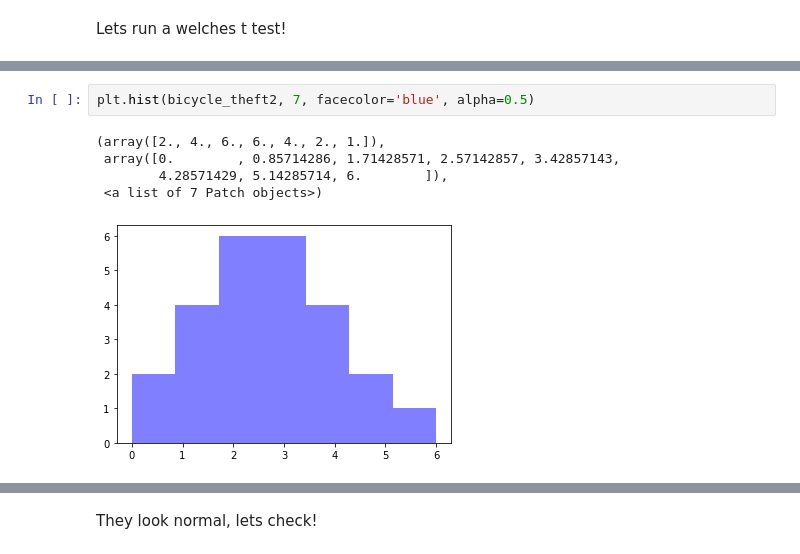
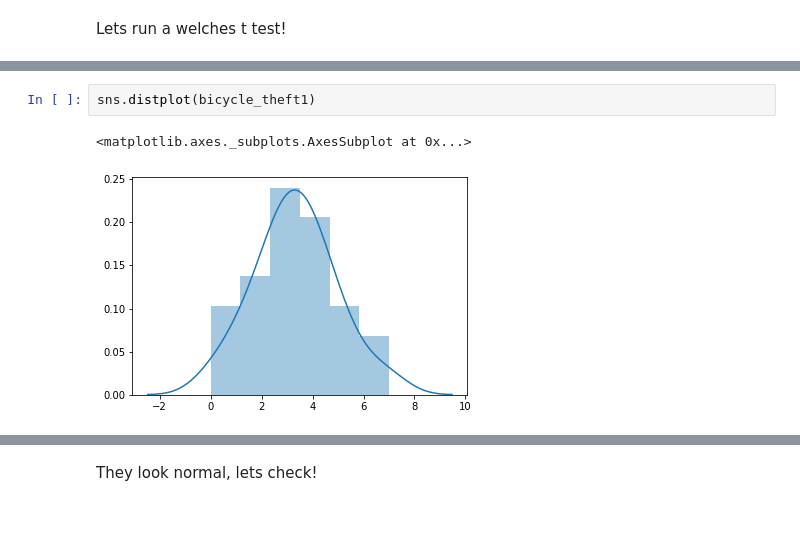
Before and after one commit to thomasribaroff/Mod3Project, a Jupyter notebook: Master Notebook.ipynb, the cells around one changed output, grey strips where cells are left out. Drawn from its saved outputs; the diff is of its cells as text; blank space fills up the shorter version.

```diff
--- a/Master Notebook.ipynb
+++ b/Master Notebook.ipynb
@@ -351,8 +288,5 @@ plt.hist(bicycle_theft1, 7, facecolor='blue', alpha=0.5)
-# %%
-plt.hist(bicycle_theft2, 7, facecolor='blue', alpha=0.5)
-# %% [output]
-(array([2., 4., 6., 6., 4., 2., 1.]),
- array([0.        , 0.85714286, 1.71428571, 2.57142857, 3.42857143,
-        4.28571429, 5.14285714, 6.        ]),
- <a list of 7 Patch objects>)
-[figure, removed]
+# %%
+sns.distplot(bicycle_theft1)
+# %% [output]
+<matplotlib.axes._subplots.AxesSubplot at 0x...>
+[figure, added]
```
Also changed, not shown: parts of 55 cells of this notebook, 1 other file.
